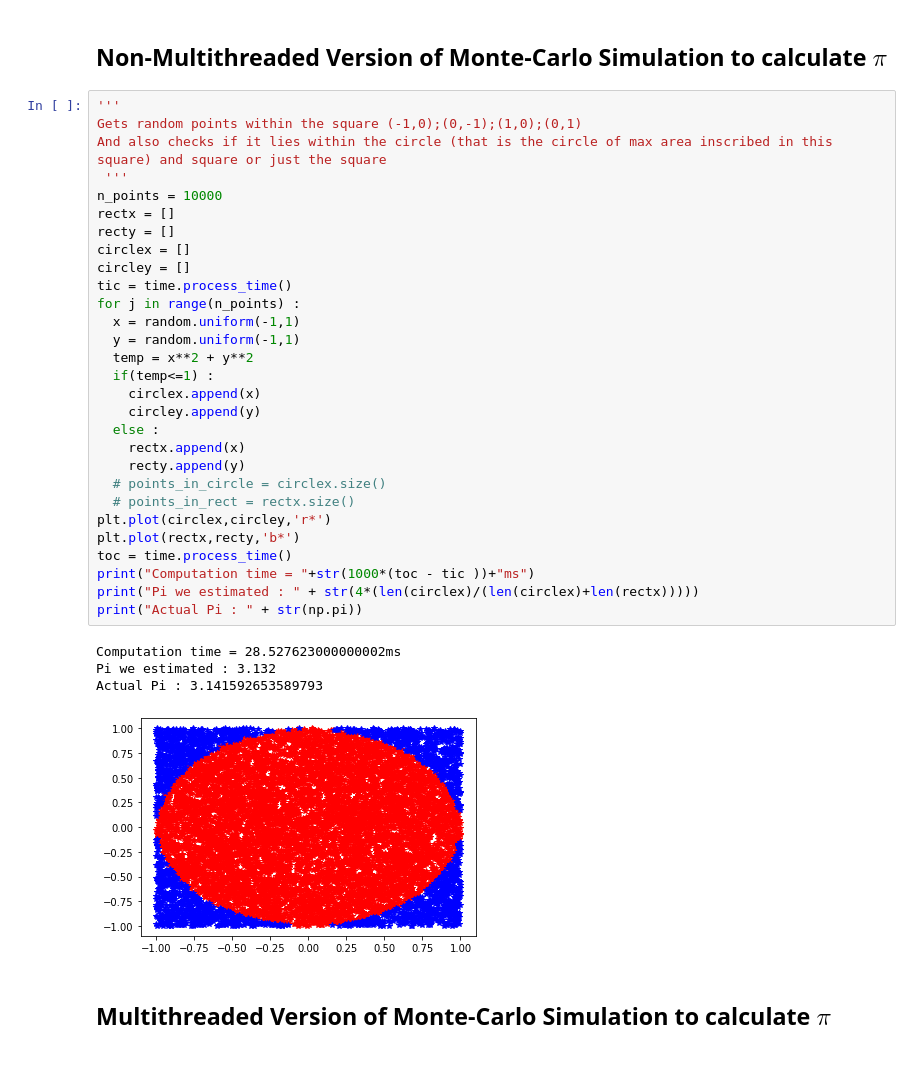
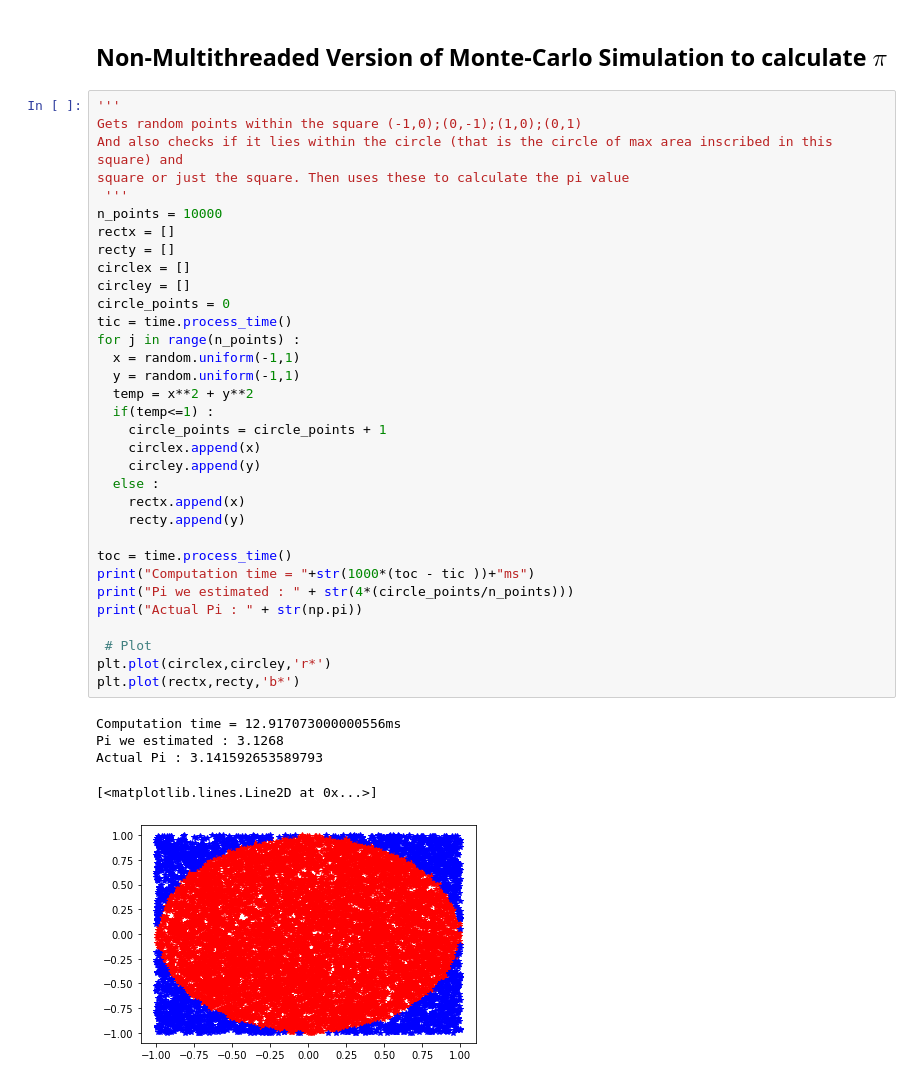
Before and after one commit to AdityaSriram09/CS252-OS-Assignment-Monte-Carlo-Sim, a Jupyter notebook: Monte_Carlo_Pi_Calc_(4_24).ipynb, the cells around one changed output. Drawn from its saved outputs; the diff is of its cells as text.

```diff
--- a/Monte_Carlo_Pi_Calc_(4_24).ipynb
+++ b/Monte_Carlo_Pi_Calc_(4_24).ipynb
@@ -20,37 +22,39 @@ Non-Multithreaded Version of Monte-Carlo Simulation to calculate $\pi$
 # %%
 '''
 Gets random points within the square (-1,0);(0,-1);(1,0);(0,1)
-And also checks if it lies within the circle (that is the circle of max area inscribed in this square) and square or just the square
+And also checks if it lies within the circle (that is the circle of max area inscribed in this square) and
+square or just the square. Then uses these to calculate the pi value
  '''
 n_points = 10000
 rectx = []
 recty = []
 circlex = []
 circley = []
+circle_points = 0
 tic = time.process_time()
 for j in range(n_points) :
   x = random.uniform(-1,1)
   y = random.uniform(-1,1)
   temp = x**2 + y**2
   if(temp<=1) :
+    circle_points = circle_points + 1
     circlex.append(x)
     circley.append(y)
   else :
     rectx.append(x)
     recty.append(y)
-  # points_in_circle = circlex.size()
-  # points_in_rect = rectx.size()
+
+toc = time.process_time()
+print("Computation time = "+str(1000*(toc - tic ))+"ms")
+print("Pi we estimated : " + str(4*(circle_points/n_points)))
+print("Actual Pi : " + str(np.pi))
+
+ # Plot
 plt.plot(circlex,circley,'r*')
 plt.plot(rectx,recty,'b*')
-toc = time.process_time()
-print("Computation time = "+str(1000*(toc - tic ))+"ms")
-print("Pi we estimated : " + str(4*(len(circlex)/(len(circlex)+len(rectx)))))
-print("Actual Pi : " + str(np.pi))
 # %% [output]
-Computation time = 28.527623000000002ms
-Pi we estimated : 3.132
+Computation time = 12.917073000000556ms
+Pi we estimated : 3.1268
 Actual Pi : 3.141592653589793
+[<matplotlib.lines.Line2D at 0x...>]
-[figure, old version]
+[figure, new version]
-# %% [markdown]
-Multithreaded Version of Monte-Carlo Simulation to calculate $\pi$
---------
```
Also changed, not shown: parts of 4 cells of this notebook, 2 other files.
